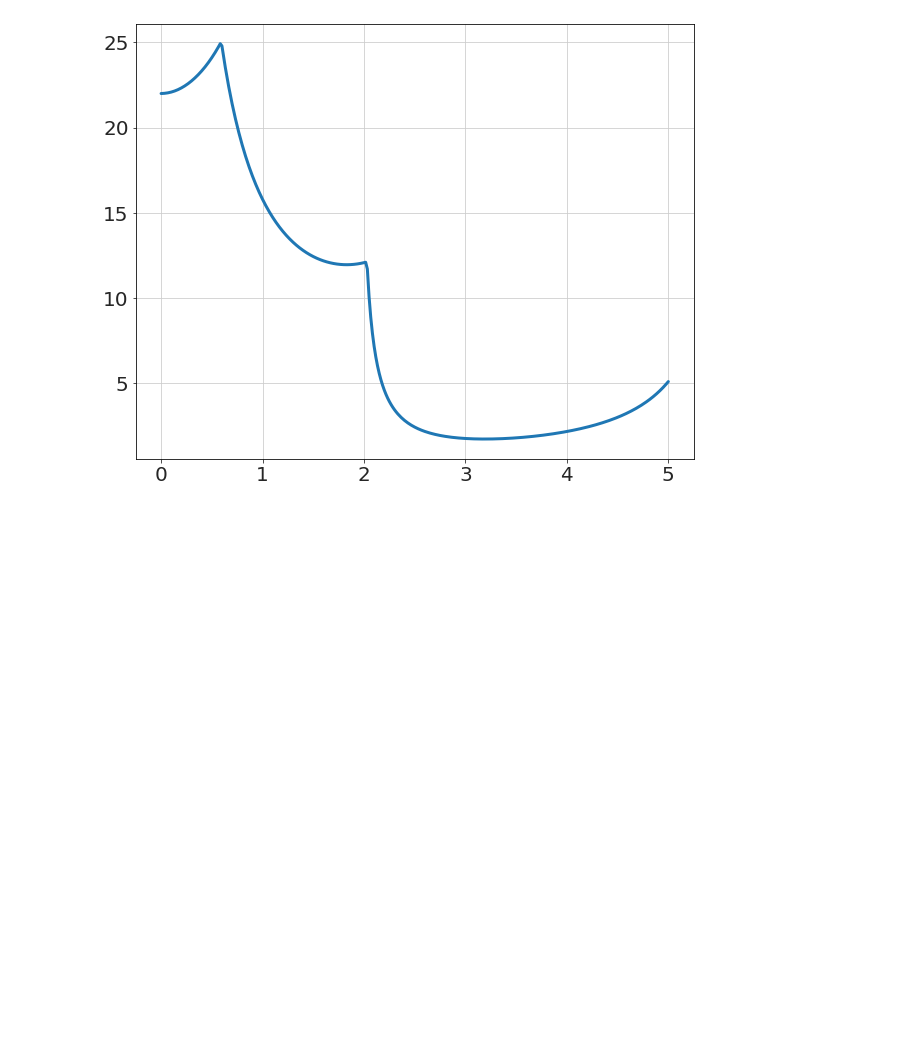
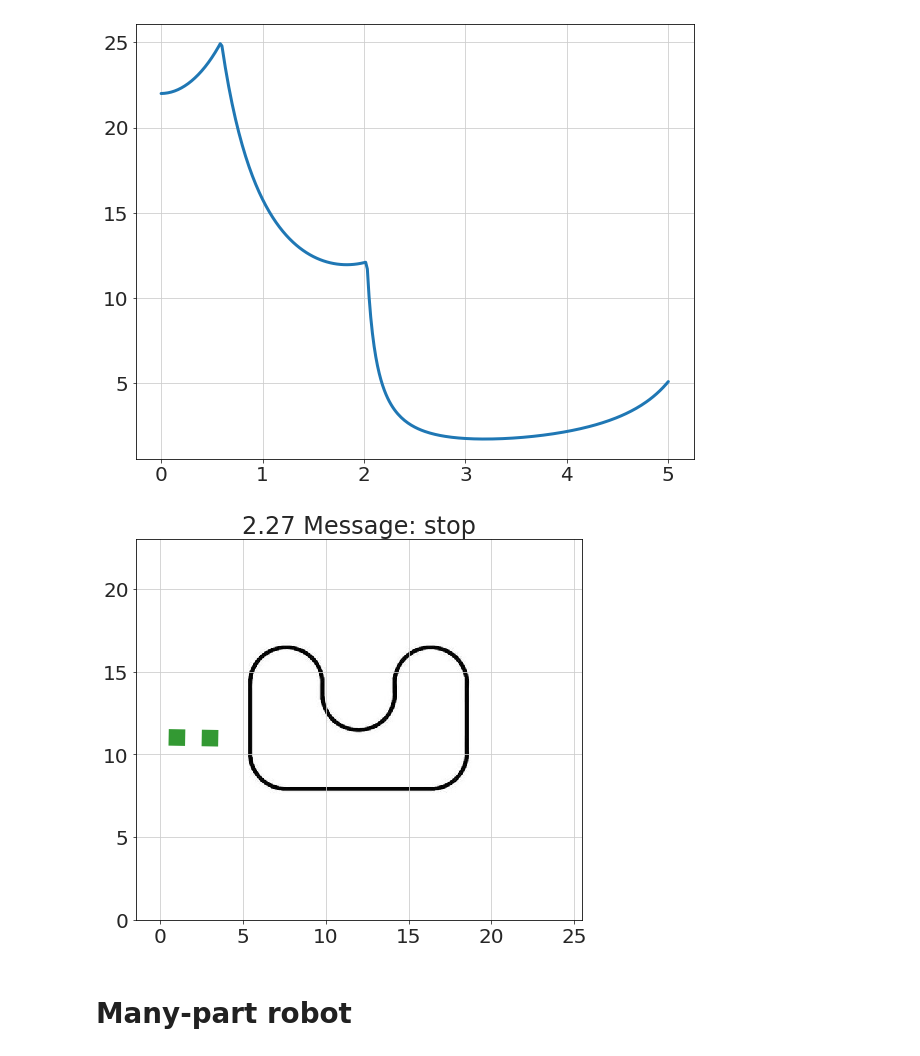
Before and after one commit to bblais/AI-and-Robotics-Fall-2020-Class-Notebooks, a Jupyter notebook: 2020-10-05 - Robot Sim Stuff.ipynb, the cells around one changed output. Saved outputs shown, nothing was run; the diff lists cells and outputs as text; code cells hidden in the pictures; blank space fills up the shorter version.

```diff
--- a/2020-10-05 - Robot Sim Stuff.ipynb
+++ b/2020-10-05 - Robot Sim Stuff.ipynb
@@ -206,7 +206,7 @@ robot.last_distance=500
 run_sim(env,turn_90_degrees,
         total_time=5,  # seconds
         dt=1/60,
-        dt_display=.2,  # make this larger for a faster display
+        dt_display=.05,  # make this larger for a faster display
         figure_width=8,
         plot_orientation=False,
        )
@@ -218,3 +218,74 @@ plot(t,d)
 # %% [output]
 [<matplotlib.lines.Line2D at 0x...>]
 [figure]
+# %%
+def turn_a_bit(t,robot):
+
+    robot.message = 'turn'
+    if t<0.9:
+        robot['left'].F=-10
+        robot['right'].F=10
+        return False        # not done yet!
+    else:
+        return True        #  done with this behavior
+
+
+def turn_to_min_distance(t,robot):
+    robot.message = 'min distance'
+
+    d=robot['left'].read_distance()
+    if d<robot.last_distance:
+        robot['left'].F=-10
+        robot['right'].F=10
+        robot.last_distance=d
+        return False
+    else:
+        return True
+
+def stop(t,robot):
+    robot.message = 'stop'
+    robot['left'].F=0
+    robot['right'].F=0
+
+    return False  # never done
+
+
+def turn_90_degrees(t,robot):
+
+    actions=[turn_a_bit,turn_to_min_distance,stop]
+
+    if t==0.0:  # first time
+        robot.current_action=0
+        robot.start_time=0.0
+
+    action=actions[robot.current_action]
+
+    value=action(t-robot.start_time,robot)
+
+    if value:  # done with this action
+        robot.current_action+=1
+        robot.start_time=t
+
+
+    robot.storage+=t,robot['left'].read_distance()
+
+
+env=Environment(image='../images/linepath1.jpeg', # up one folder example
+                linearDamping=20)
+robot=Robot(env)
+
+build(robot)
+robot.storage=Storage()
+robot.last_distance=500
+
+run_sim(env,turn_90_degrees,
+        total_time=5,  # seconds
+        dt=1/60,
+        dt_display=.05,  # make this larger for a faster display
+        figure_width=8,
+        plot_orientation=False,
+       )
+# %% [output]
+[figure, added]
+# %% [markdown]
+# Many-part robot
```
Also changed, not shown: parts of 6 cells of this notebook, 1 other file.
